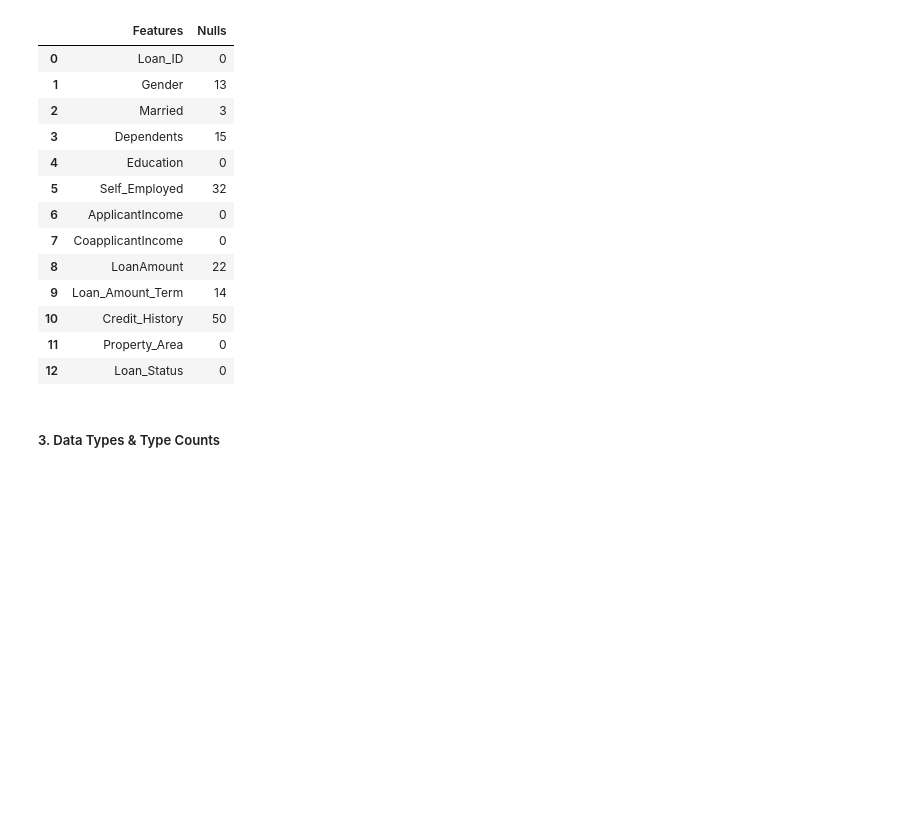
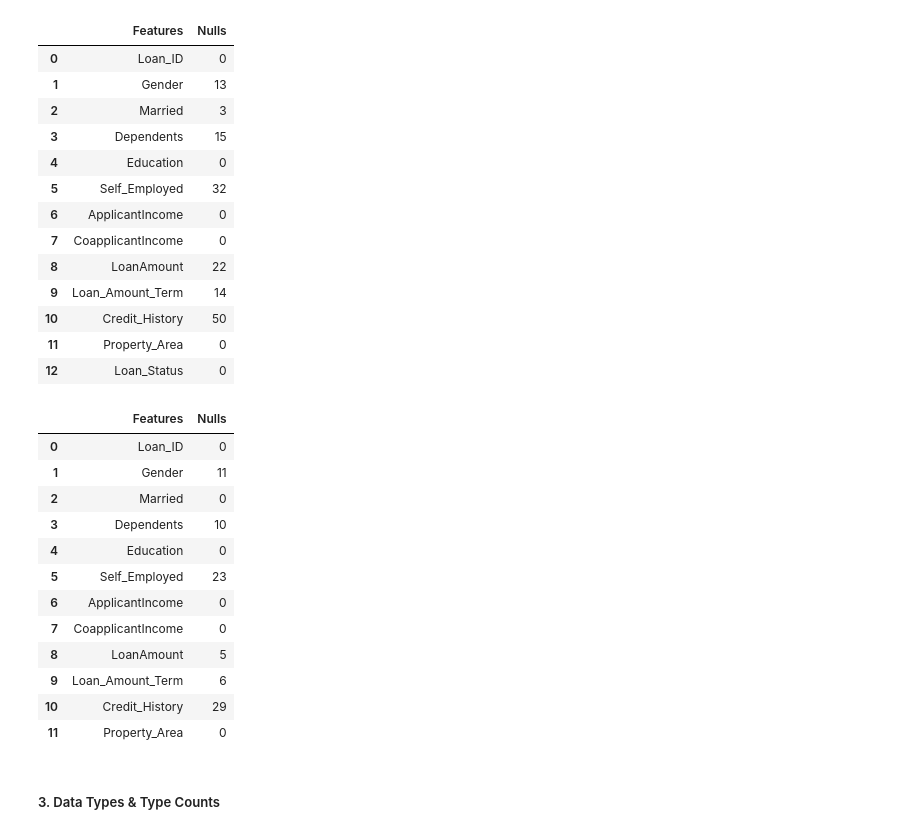
Before and after one commit to MayukhSobo/AnalyticsVidya_Contests, a Jupyter notebook: loanPrediction3/Loan_Prediction_3_EDA.ipynb, the cells around one changed output. Drawn from its saved outputs; the diff is of its cells as text; code cells hidden in the pictures; blank space fills up the shorter version.

```diff
--- a/loanPrediction3/Loan_Prediction_3_EDA.ipynb
+++ b/loanPrediction3/Loan_Prediction_3_EDA.ipynb
@@ -61,6 +61,23 @@ pd.DataFrame({'Features': dtrain.columns.values, 'Nulls': nullCount})
 | 10 | Credit_History | 50 |
 | 11 | Property_Area | 0 |
 | 12 | Loan_Status | 0 |
+# %%
+nullCount = [dtest[cols].isnull().sum() for cols in dtest.columns.values]
+pd.DataFrame({'Features': dtest.columns.values, 'Nulls': nullCount})
+# %% [output]
+|  | Features | Nulls |
+| 0 | Loan_ID | 0 |
+| 1 | Gender | 11 |
+| 2 | Married | 0 |
+| 3 | Dependents | 10 |
+| 4 | Education | 0 |
+| 5 | Self_Employed | 23 |
+| 6 | ApplicantIncome | 0 |
+| 7 | CoapplicantIncome | 0 |
+| 8 | LoanAmount | 5 |
+| 9 | Loan_Amount_Term | 6 |
+| 10 | Credit_History | 29 |
+| 11 | Property_Area | 0 |
 # %% [markdown]
 ##### 3. Data Types & Type Counts
 # %%
```
Also changed, not shown: parts of 6 cells of this notebook, 15 other files.
